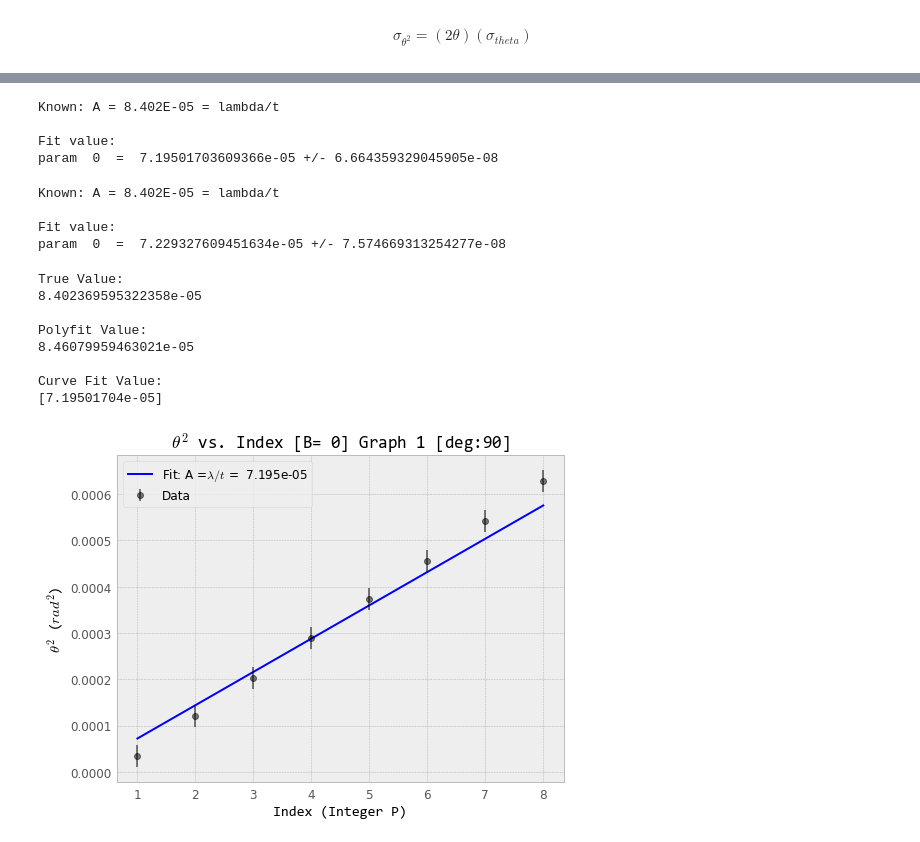
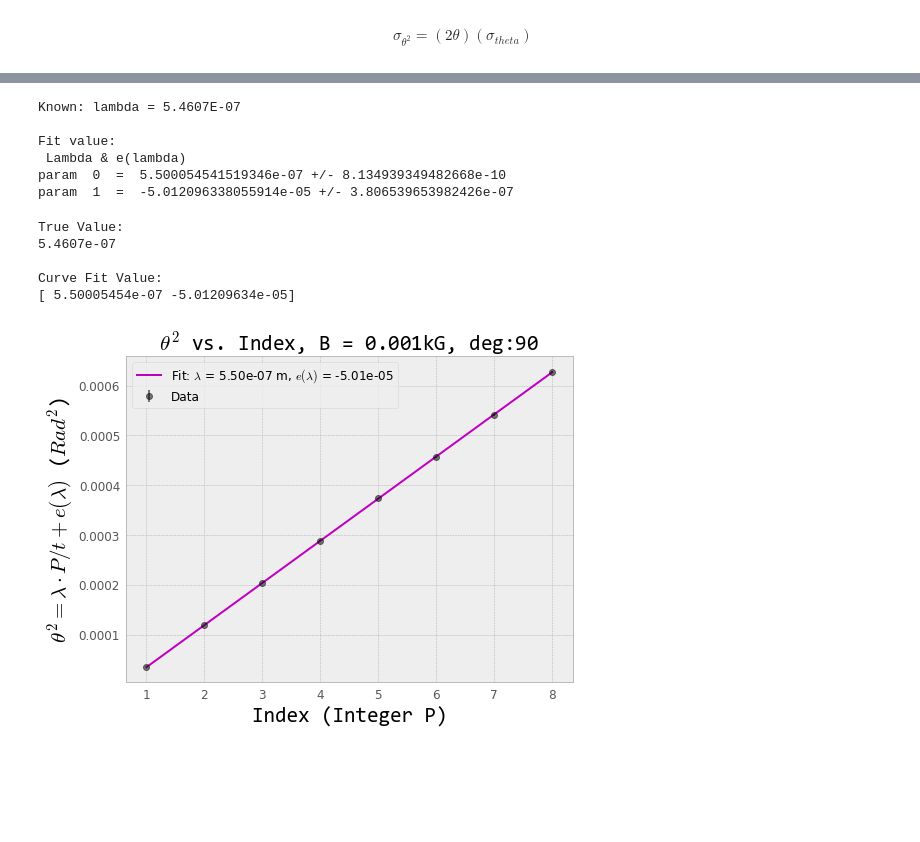
Before and after one commit to Drixitel/134-Lab-Spring-2023, a Jupyter notebook: Code/Zeeman/Data/0_ZeroB.ipynb, the cells around one changed output, grey strips where cells are left out. Cells and saved outputs as stored; diff of their text form; code cells hidden in the pictures; blank space fills up the shorter version.

Commit message:
Fixed issues with graphs

```diff
--- a/Code/Zeeman/Data/0_ZeroB.ipynb
+++ b/Code/Zeeman/Data/0_ZeroB.ipynb
@@ -100,11 +106,11 @@ print(type(index2))
 # STEP 9: Error propagation
 
 # ERROR IN MEASUREMENT OF PEAK
-sigma_xf_pixel = 1/2 #width/2
-sigma_xf_meter = (1/2)*9*(10)**(-6) #Pixel x 9um x 10E-6= meter
+sigma_xf_pixel = 1.2/2 #width/2
+sigma_xf_meter = (1.2/2)*9*(10)**(-6) #Pixel x 9um x 10E-6= meter
 
-sigma_xi_pixel = 1/2
-sigma_xi_meter = (1/2)*9*(10)**(-6) #Pixel x 9um x 10E-6= meter
+sigma_xi_pixel = 1.2/2
+sigma_xi_meter = (1.2/2)*9*(10)**(-6) #Pixel x 9um x 10E-6= meter
 
 # ERROR PROPAGATION TO DIAMETER
 var_D = sigma_xf_meter**2 + sigma_xi_meter**2
@@ -119,7 +125,7 @@ var_theta = ((1/f)**2)*sigma_R_meter**2
 sigma_theta = np.sqrt(var_theta)
 
 Sig_theta_arr1 = sigma_theta*np.ones(len(thetas1))
-Sig_theta_arr2 = sigma_theta*np.ones(len(thetas2))
+# Sig_theta_arr2 = sigma_theta*np.ones(len(thetas2))
 
 # print(Sig_theta_arr1)
 # print(Sig_theta_arr2)
@@ -148,14 +163,14 @@ p01 = [8.6E-05]
 # %%
-# STEP 11: APPLY FIT---------------GRAPH-1------------
+# STEP 11: APPLY FIT---------------GRAPH-2------------
 
 
 # TWO UNKNOWNS
-print('Known: A = 8.402E-05 = lambda/t\n\nFit value:')
+print('Known: lambda = 5.4607E-07\n\nFit value:\n Lambda & e(lambda)')
 popt1, pcov1 = curve_fit(
                     Thetasq1,
                     index1,
                     T1,
-                    p0= p01,
+                    # p0= p01,
                     absolute_sigma=True,
                     sigma=sigTsq1
                     )
@@ -163,81 +178,60 @@ popt1, pcov1 = curve_fit(
 for i in range(0,len(popt1)):
     print('param ',i,' = ',popt1[i], '+/-', np.sqrt(pcov1[i,i]))
 # %% [output]
-Known: A = 8.402E-05 = lambda/t
+Known: lambda = 5.4607E-07
 
 Fit value:
-param  0  =  7.19501703609366e-05 +/- 6.664359329045905e-08
+ Lambda & e(lambda)
+param  0  =  5.500054541519346e-07 +/- 8.134939349482668e-10
+param  1  =  -5.012096338055914e-05 +/- 3.806539653982426e-07
-# %%
-# STEP 11: APPLY FIT---------------GRAPH-2------------
-
-
-# TWO UNKNOWNS
-print('Known: A = 8.402E-05 = lambda/t\n\nFit value:')
-popt1_2, pcov1_2 = curve_fit(
-                    Thetasq1,
-                    index2,
-                    T2,
-                    p0= p01,
-                    absolute_sigma=True,
-                    sigma=sigTsq2
-                    )
-
-for i in range(0,len(popt1_2)):
-    print('param ',i,' = ',popt1_2[i], '+/-', np.sqrt(pcov1_2[i,i]))
-# %% [output]
-Known: A = 8.402E-05 = lambda/t
-
-Fit value:
-param  0  =  7.229327609451634e-05 +/- 7.574669313254277e-08
 # %%
-# PLOT1
+# PLOT2
 
 #style
-hfont = {'fontname':'Consolas'}
+hfont = {'fontname':'Consolas',
+         'size': 21}
 plt.figure()
 plt.style.use('bmh')
 
 
 # Better looking line
 i_line = np.linspace(min(index1), max(index1), 1000)
-fit1 = Thetasq1(i_line, *popt1)
+fit = Thetasq1(i_line, *popt1)
 
 #data
-plt.plot(i_line, fit1, label = 'Fit: A =$\\lambda/t$ =  %1.3e' % tuple(popt1), color = 'b')
-# plt.plot(B, fit1, label = 'Fit: mu_0= %1.3e erg/G A= %1.3f' % tuple(popt1), color = 'red')
+plt.plot(i_line,
+         fit,
+         label = 'Fit: $\\lambda$ = %1.2e m, $e(\\lambda)$ = %1.2e' % tuple(popt1),
+         color = 'm')
 
 plt.errorbar(
     index1,
     T1,
-    yerr= Sig_theta_arr1,
+    yerr= sigTsq1,
     fmt='o',
     label = 'Data',
     color='black',
     alpha =0.5
     )
 
 #labels
-plt.title(f"$\\theta^2$ vs. Index [B= 0] Graph 1 [deg:90]", **hfont)
+plt.title(f"$\\theta^2$ vs. Index, B = 0.001kG, deg:90", **hfont)
 plt.xlabel('Index (Integer P)', **hfont)
-plt.ylabel(f'$\\theta^2$ ($rad^2$)', **hfont)
+plt.ylabel(f'$\\theta^2 = \\lambda \\cdot P/ t + e(\\lambda)$ ($Rad^2$)', **hfont)
 plt.legend(loc=2)
-
 
 lambda_0 = 546.07E-9 #meters
 t = 0.6499E-2
 print('True Value: ')
-print(lambda_0/t)
-print('\nPolyfit Value:')
-print(np.polyfit(index1,T1,1)[0])
+print(lambda_0)
+# print('\nPolyfit Value:')
+# print(np.polyfit(index2,T2,1)[0])
 print('\nCurve Fit Value: ')
 print(popt1)
 # %% [output]
 True Value:
-8.402369595322358e-05
-
-Polyfit Value:
-8.46079959463021e-05
+5.4607e-07
 
 Curve Fit Value:
-[7.19501704e-05]
+[ 5.50005454e-07 -5.01209634e-05]
-[figure, old version]
+[figure, new version]
```
Also changed, not shown: parts of 11 cells of this notebook, 17 other files.
